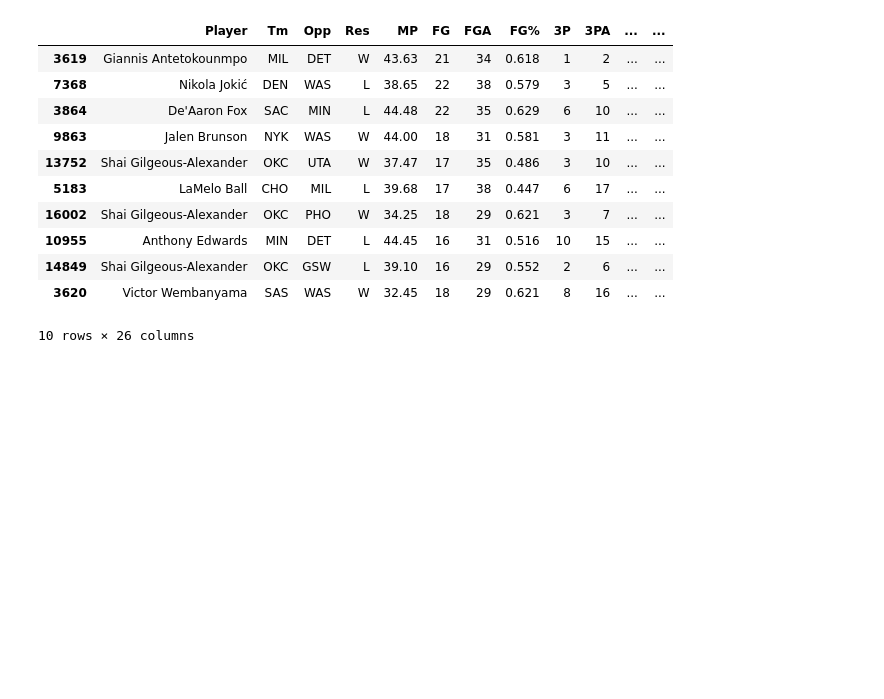
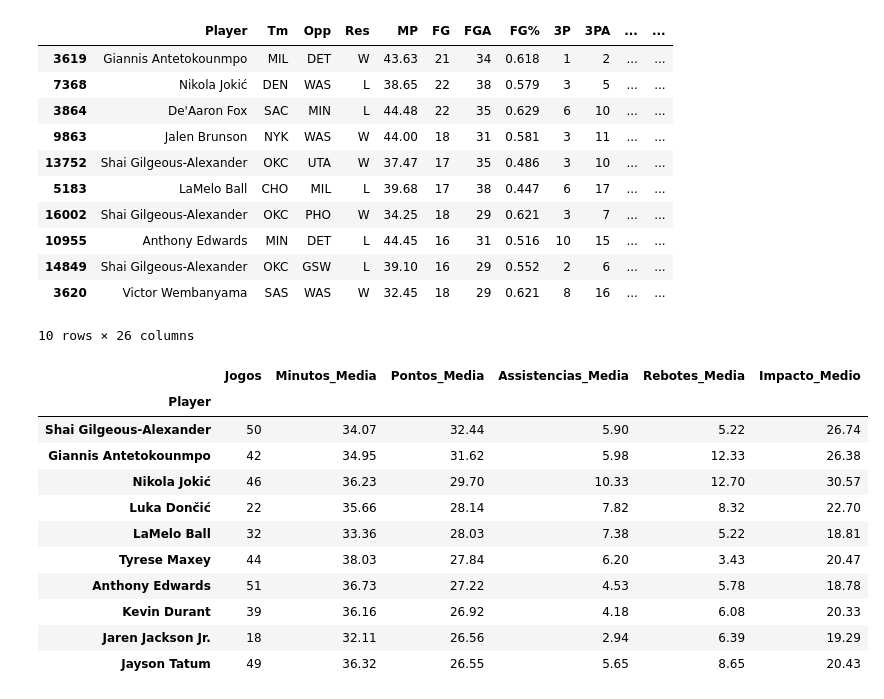
Before and after one commit to xarpy/nba-scouting-research, a Jupyter notebook: nba.ipynb, the cells around one changed output. Cells and saved outputs as stored; diff of their text form; code cells hidden in the pictures; blank space fills up the shorter version.

Commit message:
adição celúla média dos melhores pontuadores e df_scout

```diff
--- a/nba.ipynb
+++ b/nba.ipynb
@@ -191,3 +191,32 @@ df_top50.sort_values(by="Impacto", ascending=False).head(10)
 | 14849 | Shai Gilgeous-Alexander | OKC | GSW | L | 39.10 | 16 | 29 | 0.552 | 2 | 6 | ... | ... |
 | 3620 | Victor Wembanyama | SAS | WAS | W | 32.45 | 18 | 29 | 0.621 | 8 | 16 | ... | ... |
 10 rows × 26 columns
+# %%
+# Média dos melhores pontuadores da temporada
+medias_jogadores = df.groupby('Player').agg(
+    Jogos=('Player', 'count'),
+    Minutos_Media=('MP', 'mean'),
+    Pontos_Media=('PTS', 'mean'),
+    Assistencias_Media=('AST', 'mean'),
+    Rebotes_Media=('TRB', 'mean'),
+    Impacto_Medio=('GmSc', 'mean')
+).round(2)
+
+jogadores_regulares = medias_jogadores[medias_jogadores['Jogos'] >= 15]
+
+top_pontuadores = jogadores_regulares.sort_values(by='Pontos_Media', ascending=False)
+
+display(top_pontuadores.head(10))
+# %% [output]
+|  | Jogos | Minutos_Media | Pontos_Media | Assistencias_Media | Rebotes_Media | Impacto_Medio |
+| Player |  |  |  |  |  |  |
+| Shai Gilgeous-Alexander | 50 | 34.07 | 32.44 | 5.90 | 5.22 | 26.74 |
+| Giannis Antetokounmpo | 42 | 34.95 | 31.62 | 5.98 | 12.33 | 26.38 |
+| Nikola Jokić | 46 | 36.23 | 29.70 | 10.33 | 12.70 | 30.57 |
+| Luka Dončić | 22 | 35.66 | 28.14 | 7.82 | 8.32 | 22.70 |
+| LaMelo Ball | 32 | 33.36 | 28.03 | 7.38 | 5.22 | 18.81 |
+| Tyrese Maxey | 44 | 38.03 | 27.84 | 6.20 | 3.43 | 20.47 |
+| Anthony Edwards | 51 | 36.73 | 27.22 | 4.53 | 5.78 | 18.78 |
+| Kevin Durant | 39 | 36.16 | 26.92 | 4.18 | 6.08 | 20.33 |
+| Jaren Jackson Jr. | 18 | 32.11 | 26.56 | 2.94 | 6.39 | 19.29 |
+| Jayson Tatum | 49 | 36.32 | 26.55 | 5.65 | 8.65 | 20.43 |
```
Also changed, not shown: parts of 2 cells of this notebook.
